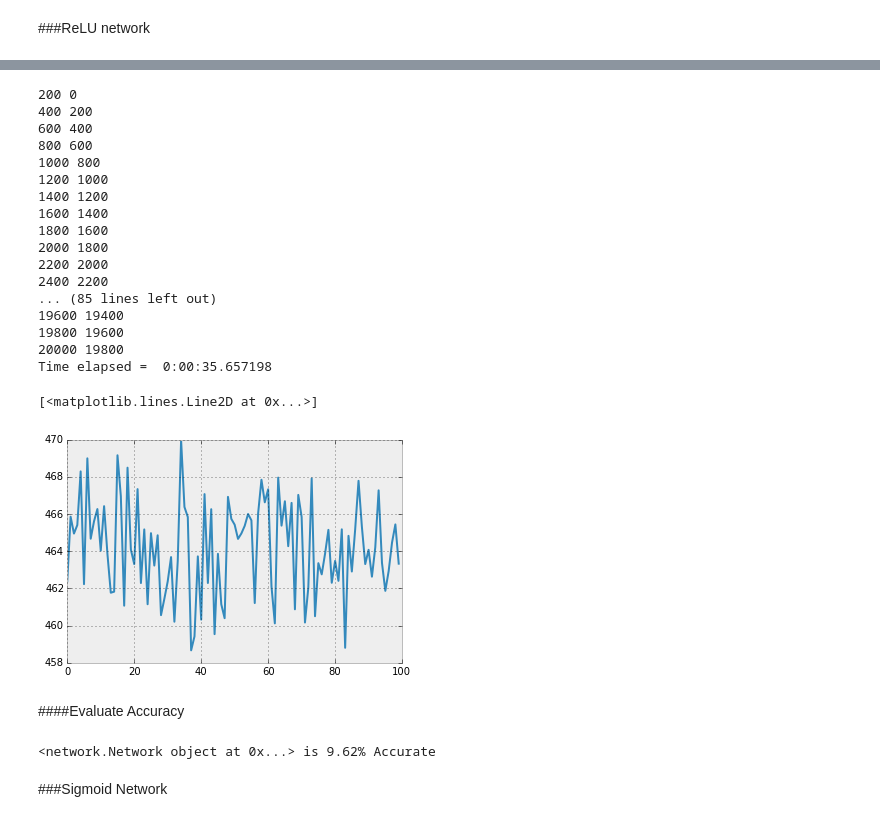
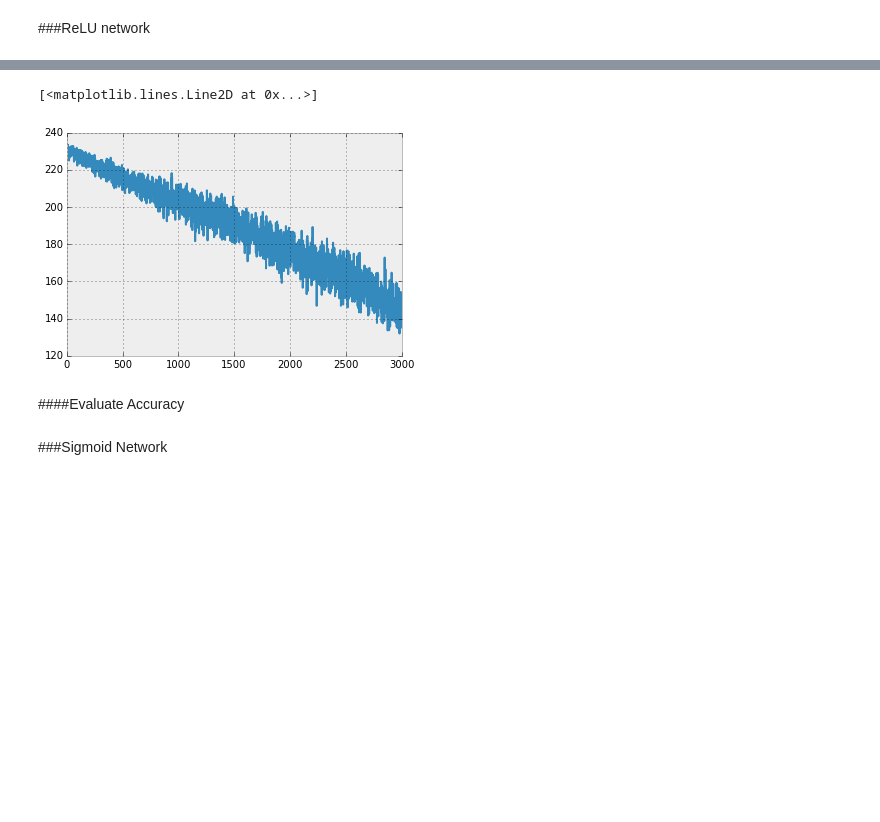
Before and after one commit to colinclement/snnp, a Jupyter notebook: nbs/mnist.ipynb, the cells around one changed output, grey strips where cells are left out. Drawn from its saved outputs; the diff is of its cells as text; code cells hidden in the pictures; blank space fills up the shorter version.

```diff
--- a/nbs/mnist.ipynb
+++ b/nbs/mnist.ipynb
@@ -124,27 +129,3 @@ plt.matshow(train[0][:,1000].reshape(28,28))
-# %%
-start = datetime.now()
-for i in xrange(100):
-    inp, target = batchiter.next()
-    costs.append(NN.trainInputTargets(inp, target, 1E-3))
-print 'Time elapsed = ', datetime.now() - start
-plt.plot(costs)
-# %% [output]
-200 0
-400 200
-600 400
-800 600
-1000 800
-1200 1000
-1400 1200
-1600 1400
-1800 1600
-2000 1800
-2200 2000
-2400 2200
-... (85 lines left out)
-19600 19400
-19800 19600
-20000 19800
-Time elapsed =  0:00:35.657198
-[<matplotlib.lines.Line2D at 0x...>]
-[figure, removed]
+# %%
+SGDReLU = SGD(NN, train[0], train[1])
+SFOReLU = SFOmin(NN, train[0], train[1], conv = 1E-8)
@@ -151,12 +135,16 @@ Time elapsed =  0:00:35.657198
+# %%
+SGDReLU.train(5)
+plt.plot(SGDReLU.getCostHistory())
+# %% [output]
+[<matplotlib.lines.Line2D at 0x...>]
+[figure, added]
 # %% [markdown]
 ####Evaluate Accuracy
 # %%
-totalcost = NN.forward(test1[0], test1[1])
-classes = np.argmax(NN.inputlist[-2], axis=0)
-accuracy = np.mean(classes == test1[1])
+totalcost = NN.forward(test2[0], test2[1])
+classes = np.argmax(NN.inputlist[-1], axis=0)
+accuracy = np.mean(classes == test2[1])
 print '{} is {}% Accurate'.format(NN, accuracy*100)
-# %% [output]
-<network.Network object at 0x...> is 9.62% Accurate
 # %% [markdown]
 ###Sigmoid Network
 # %%
```
Also changed, not shown: parts of 21 cells of this notebook.
